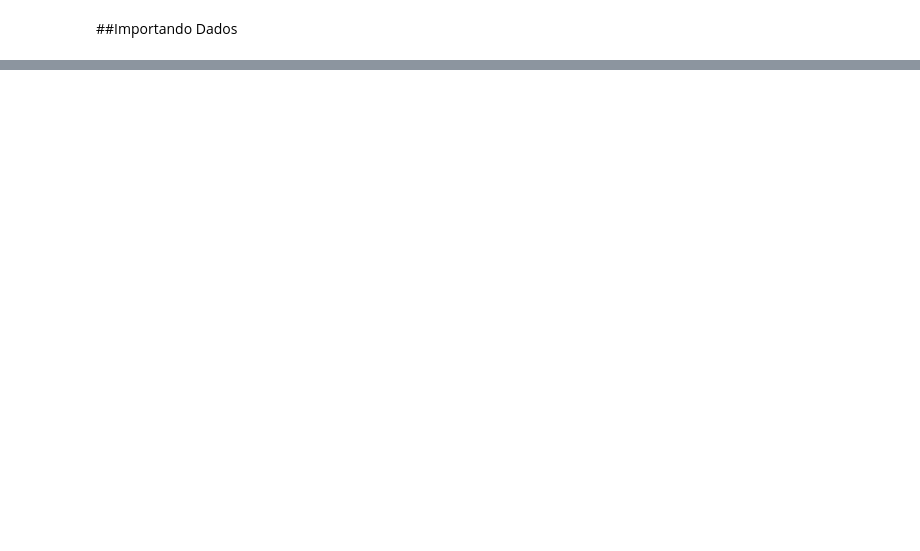
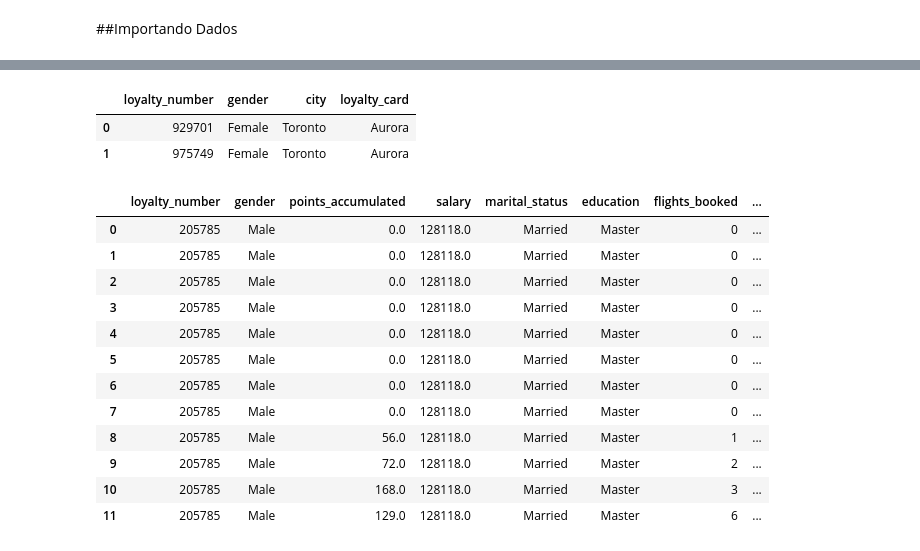
Before and after one commit to coelhovinicius/CienciaDadosComunidadeDS, a Jupyter notebook: Notebooks/Coleta_de_Dados.ipynb, the cells around one changed output, grey strips where cells are left out. Cells and saved outputs as stored; diff of their text form; code cells hidden in the pictures; blank space fills up the shorter version.

```diff
--- a/Notebooks/Coleta_de_Dados.ipynb
+++ b/Notebooks/Coleta_de_Dados.ipynb
@@ -121,0 +309,6 @@ df_atividade.head()
+# %%
+# Importando os Dados
+
+import sqlite3
+import pandas as pd
+conn = sqlite3.connect( "database.db" )
@@ -121,0 +373,68 @@ df_atividade.head()
+# %%
+'''2. Selecionar os números do cartão de fidelidade, o gênero e a cidade de todos os passageiros do sexo feminino que
+moram na cidade de Toronto, fizeram mais de 30 viagens no total e tem o cartão de fidelidade do tipo Aurora.'''
+
+consulta_atividade2 = """
+
+  SELECT
+    flh.loyalty_number,
+    flh.gender,
+    flh.city,
+    flh.loyalty_card
+
+  FROM flight_activity fa LEFT JOIN flight_loyalty_history flh ON (fa.loyalty_number = flh.loyalty_number)
+
+  WHERE
+    flh.gender = 'Female' AND flh.city = 'Toronto' AND fa.total_flights > 30 AND flh.loyalty_card = 'Aurora'
+
+"""
+
+df_atividade2 = pd.read_sql_query( consulta_atividade2, conn )
+
+df_atividade2.head(12)
+# %% [output]
+|  | loyalty_number | gender | city | loyalty_card |
+| 0 | 929701 | Female | Toronto | Aurora |
+| 1 | 975749 | Female | Toronto | Aurora |
+# %%
+'''3. Selecionar os números do cartão de fidelidade, o tipo do cartão, o genero e os pontos acumulados, dos passageiros
+com salário acima de 13200, estado civil como casado e nível acadêmico como mestrado e número de voos
+agendados igual ao número total de voos.'''
+
+consulta_atividade3 = """
+
+  SELECT
+    flh.loyalty_number,
+    flh.gender,
+    fa.points_accumulated,
+    flh.salary,
+    flh.marital_status,
+    flh.education,
+    fa.flights_booked,
+    fa.total_flights,
+    flh.loyalty_card
+
+  FROM flight_activity fa LEFT JOIN flight_loyalty_history flh ON (fa.loyalty_number = flh.loyalty_number)
+
+  WHERE
+    salary > 13200 AND marital_status = 'Married' AND education = 'Master' AND flights_booked = total_flights
+
+"""
+
+df_atividade3 = pd.read_sql_query( consulta_atividade3, conn )
+
+df_atividade3.head(12)
+# %% [output]
+|  | loyalty_number | gender | points_accumulated | salary | marital_status | education | flights_booked | ... |
+| 0 | 205785 | Male | 0.0 | 128118.0 | Married | Master | 0 | ... |
+| 1 | 205785 | Male | 0.0 | 128118.0 | Married | Master | 0 | ... |
+| 2 | 205785 | Male | 0.0 | 128118.0 | Married | Master | 0 | ... |
+| 3 | 205785 | Male | 0.0 | 128118.0 | Married | Master | 0 | ... |
+| 4 | 205785 | Male | 0.0 | 128118.0 | Married | Master | 0 | ... |
+| 5 | 205785 | Male | 0.0 | 128118.0 | Married | Master | 0 | ... |
+| 6 | 205785 | Male | 0.0 | 128118.0 | Married | Master | 0 | ... |
+| 7 | 205785 | Male | 0.0 | 128118.0 | Married | Master | 0 | ... |
+| 8 | 205785 | Male | 56.0 | 128118.0 | Married | Master | 1 | ... |
+| 9 | 205785 | Male | 72.0 | 128118.0 | Married | Master | 2 | ... |
+| 10 | 205785 | Male | 168.0 | 128118.0 | Married | Master | 3 | ... |
+| 11 | 205785 | Male | 129.0 | 128118.0 | Married | Master | 6 | ... |
```
Also changed, not shown: parts of 31 cells of this notebook, 4 other files.
